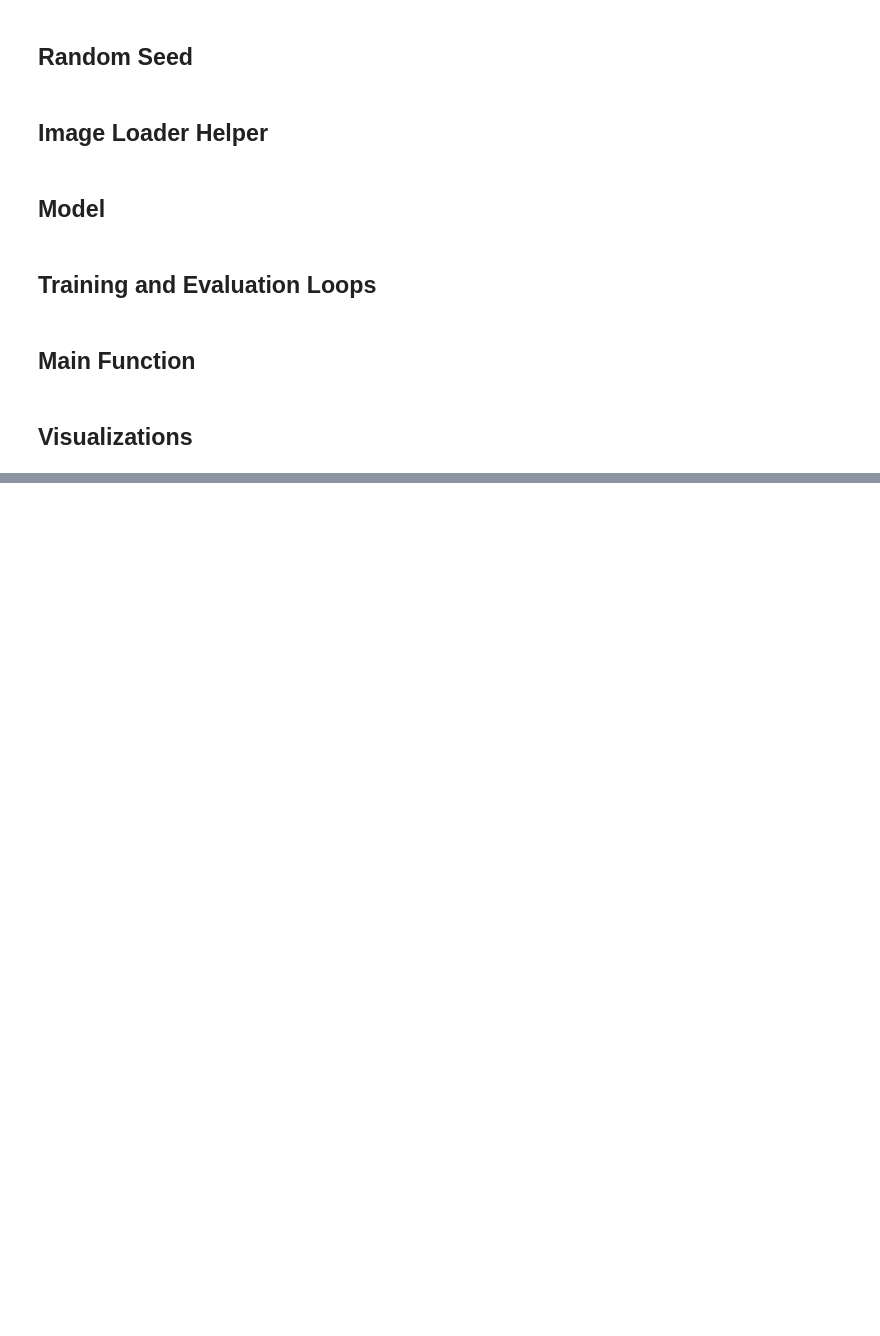
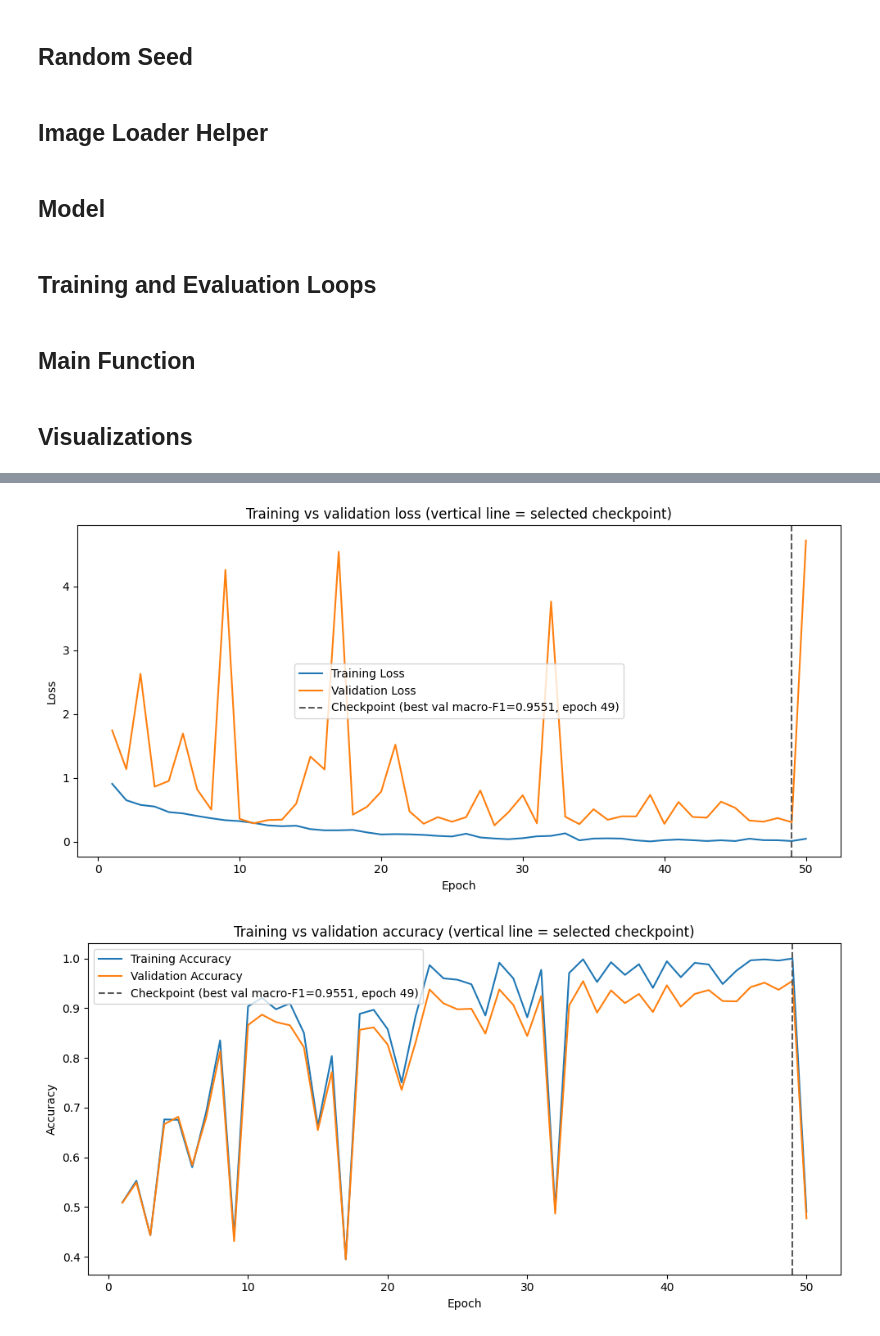
Before and after one commit to S-bhikha/CAP5610_Group_Project, a Jupyter notebook: Brain_Mri_CNN.ipynb, the cells around one changed output, grey strips where cells are left out. Cells and saved outputs as stored; diff of their text form; code cells hidden in the pictures; blank space fills up the shorter version.

```diff
--- a/Brain_Mri_CNN.ipynb
+++ b/Brain_Mri_CNN.ipynb
@@ -517,0 +447,77 @@ Macro ROC-AUC (one-vs-rest): 0.9765
+# %%
+def plot_training_curves(history: Dict[str, List[float]], cm_test: np.ndarray) -> None:
+    """Plot train/val metrics with a vertical line at the checkpoint epoch (best val macro-F1).
+
+    Matches ``run_training``: weights are taken from the epoch that maximizes validation
+    macro-F1. The confusion matrix reflects test evaluation after reloading those weights.
+    """
+    n_epochs = len(history["train_losses"])
+    epochs = np.arange(1, n_epochs + 1)
+    best_idx = int(np.argmax(history["val_macro_f1s"]))
+    best_epoch = best_idx + 1
+    best_val_f1 = history["val_macro_f1s"][best_idx]
+    ckpt_label = f"Checkpoint (best val macro-F1={best_val_f1:.4f}, epoch {best_epoch})"
+
+    def _plot_with_checkpoint(
+        y_train: List[float],
+        y_val: List[float],
+        ylabel: str,
+        title: str,
+    ) -> None:
+        plt.figure(figsize=(10, 5))
+        plt.plot(epochs, y_train, label=f"Training {ylabel}")
+        plt.plot(epochs, y_val, label=f"Validation {ylabel}")
+        plt.axvline(
+            best_epoch,
+            color="0.35",
+            linestyle="--",
+            linewidth=1.5,
+            label=ckpt_label,
+        )
+        plt.xlabel("Epoch")
+        plt.ylabel(ylabel)
+        plt.title(title)
+        plt.legend(loc="best")
+        plt.tight_layout()
+
+    _plot_with_checkpoint(
+        history["train_losses"],
+        history["val_losses"],
+        "Loss",
+        "Training vs validation loss (vertical line = selected checkpoint)",
+    )
+    _plot_with_checkpoint(
+        history["train_accuracies"],
+        history["val_accuracies"],
+        "Accuracy",
+        "Training vs validation accuracy (vertical line = selected checkpoint)",
+    )
+    _plot_with_checkpoint(
+        history["train_macro_f1s"],
+        history["val_macro_f1s"],
+        "Macro F1",
+        "Training vs validation macro F1 (vertical line = selected checkpoint)",
+    )
+
+    plt.figure(figsize=(10, 8))
+    plt.imshow(cm_test, cmap="Blues")
+    plt.colorbar()
+    plt.xlabel("Predicted")
+    plt.ylabel("True")
+    plt.title(
+        "Confusion matrix (held-out test set, checkpoint weights)\n"
+        f"Checkpoint: epoch {best_epoch}, best validation macro-F1 = {best_val_f1:.4f}"
+    )
+    plt.xticks(range(NUM_CLASSES), CLASSES, rotation=45)
+    plt.yticks(range(NUM_CLASSES), CLASSES)
+    for i in range(NUM_CLASSES):
+        for j in range(NUM_CLASSES):
+            plt.text(j, i, cm_test[i, j], ha="center", va="center", color="black")
+    plt.tight_layout()
+    plt.show()
+
+
+if __name__ == "__main__":
+    model, device, history, cm_test = main()
+    plot_training_curves(history, cm_test)
+# %% [output]
@@ -517,0 +541,2 @@ Macro ROC-AUC (one-vs-rest): 0.9765
+[figure, added]
+[figure, added]
```
Also changed, not shown: parts of 2 cells of this notebook.
